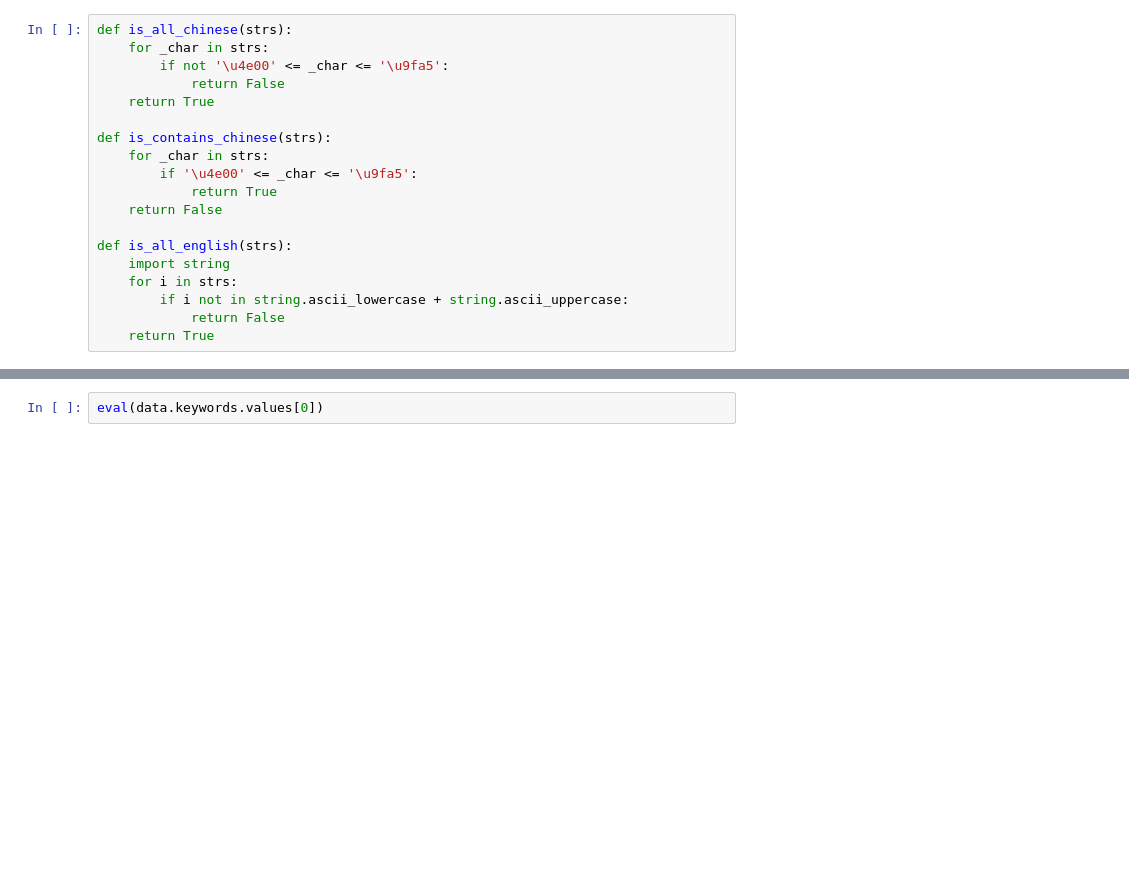
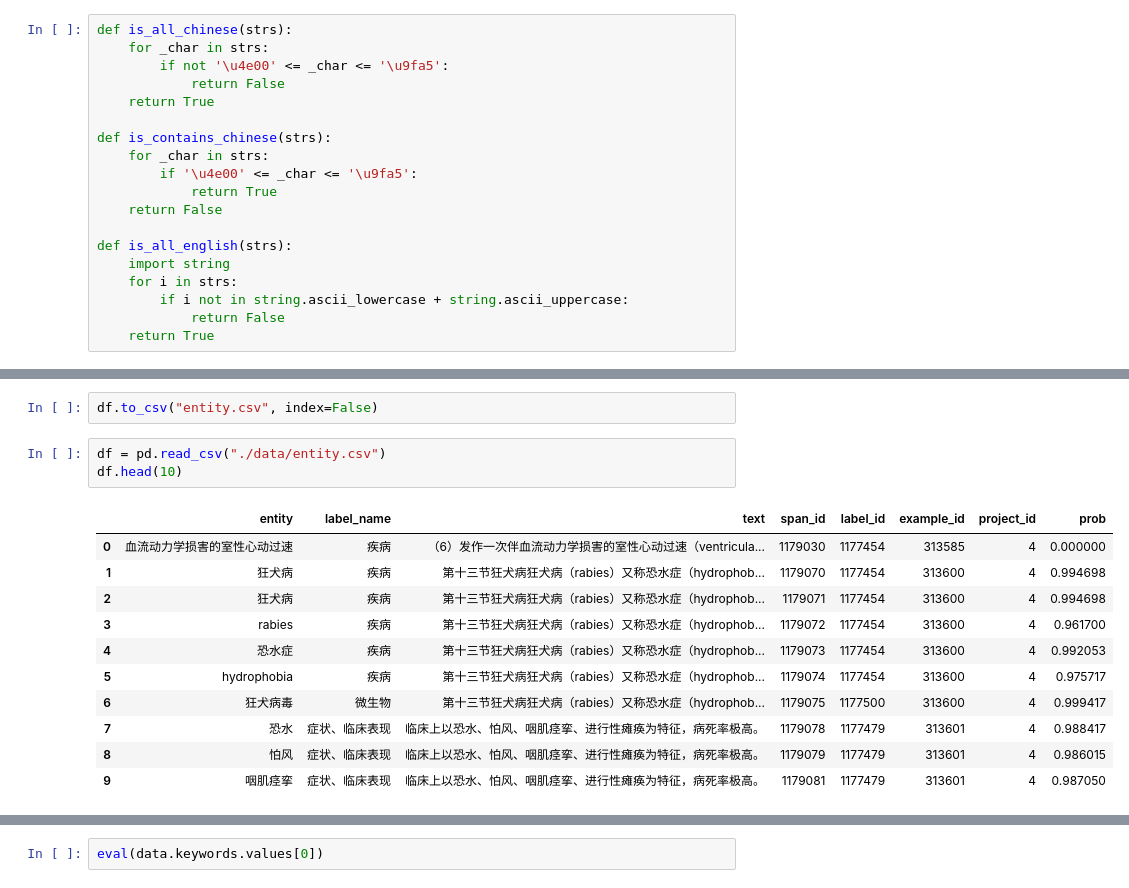
Before and after one commit to xusenlinzy/deepnlp, a Jupyter notebook: examples/uie/medical_paper.ipynb, the cells around one changed output, grey strips where cells are left out. Drawn from its saved outputs; the diff is of its cells as text; blank space fills up the shorter version.

```diff
--- a/examples/uie/medical_paper.ipynb
+++ b/examples/uie/medical_paper.ipynb
@@ -67,0 +83,17 @@ data
+# %%
+df.to_csv("entity.csv", index=False)
+# %%
+df = pd.read_csv("./data/entity.csv")
+df.head(10)
+# %% [output]
+|  | entity | label_name | text | span_id | label_id | example_id | project_id | prob |
+| 0 | 血流动力学损害的室性心动过速 | 疾病 | （6）发作一次伴血流动力学损害的室性心动过速（ventricula... | 1179030 | 1177454 | 313585 | 4 | 0.000000 |
+| 1 | 狂犬病 | 疾病 | 第十三节狂犬病狂犬病（rabies）又称恐水症（hydrophob... | 1179070 | 1177454 | 313600 | 4 | 0.994698 |
+| 2 | 狂犬病 | 疾病 | 第十三节狂犬病狂犬病（rabies）又称恐水症（hydrophob... | 1179071 | 1177454 | 313600 | 4 | 0.994698 |
+| 3 | rabies | 疾病 | 第十三节狂犬病狂犬病（rabies）又称恐水症（hydrophob... | 1179072 | 1177454 | 313600 | 4 | 0.961700 |
+| 4 | 恐水症 | 疾病 | 第十三节狂犬病狂犬病（rabies）又称恐水症（hydrophob... | 1179073 | 1177454 | 313600 | 4 | 0.992053 |
+| 5 | hydrophobia | 疾病 | 第十三节狂犬病狂犬病（rabies）又称恐水症（hydrophob... | 1179074 | 1177454 | 313600 | 4 | 0.975717 |
+| 6 | 狂犬病毒 | 微生物 | 第十三节狂犬病狂犬病（rabies）又称恐水症（hydrophob... | 1179075 | 1177500 | 313600 | 4 | 0.999417 |
+| 7 | 恐水 | 症状、临床表现 | 临床上以恐水、怕风、咽肌痉挛、进行性瘫痪为特征，病死率极高。 | 1179078 | 1177479 | 313601 | 4 | 0.988417 |
+| 8 | 怕风 | 症状、临床表现 | 临床上以恐水、怕风、咽肌痉挛、进行性瘫痪为特征，病死率极高。 | 1179079 | 1177479 | 313601 | 4 | 0.986015 |
+| 9 | 咽肌痉挛 | 症状、临床表现 | 临床上以恐水、怕风、咽肌痉挛、进行性瘫痪为特征，病死率极高。 | 1179081 | 1177479 | 313601 | 4 | 0.987050 |
```
Also changed, not shown: parts of 13 cells of this notebook, 7 other files.
